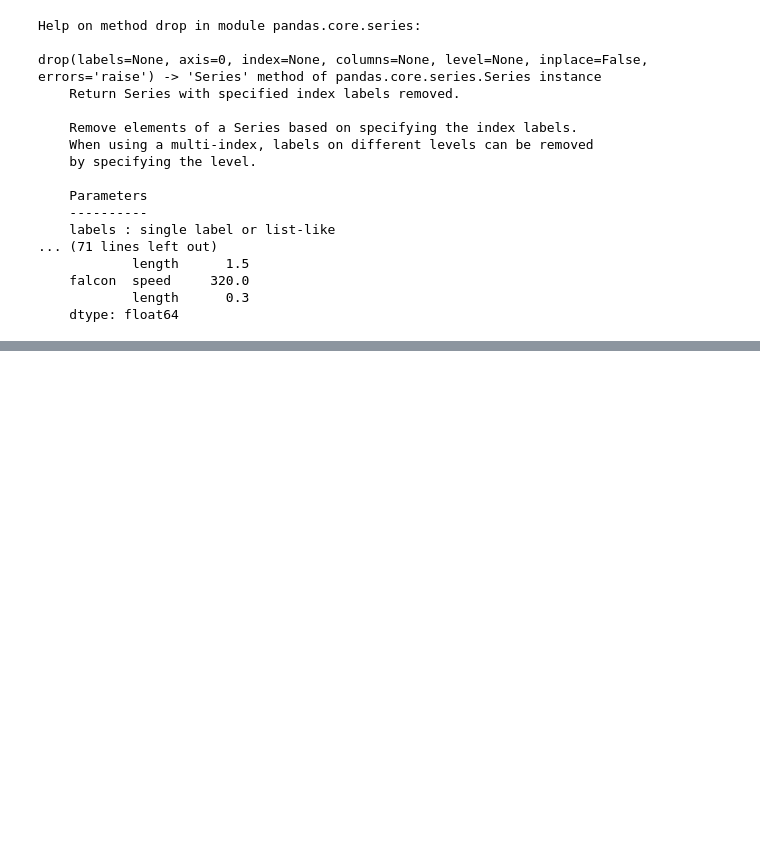
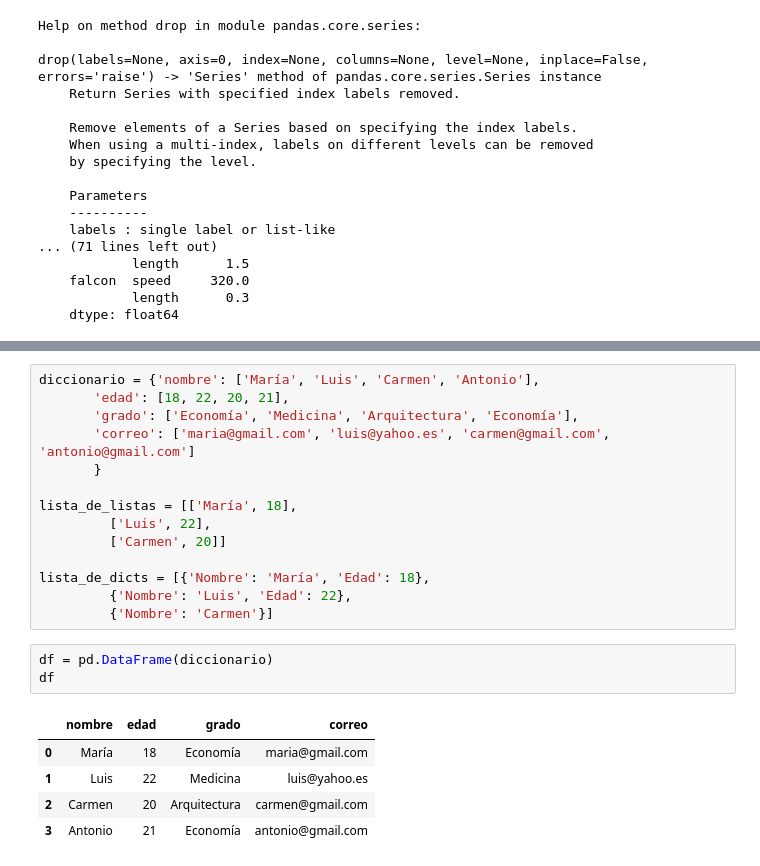
Before and after one commit to mjatoledo/MyDataScienceBasics, a Jupyter notebook: pandas/pandas1.ipynb, the cells around one changed output, grey strips where cells are left out. Saved outputs shown, nothing was run; the diff lists cells and outputs as text; blank space fills up the shorter version.

```diff
--- a/pandas/pandas1.ipynb
+++ b/pandas/pandas1.ipynb
@@ -270,0 +293,23 @@ drop(labels=None, axis=0, index=None, columns=None, level=None, inplace=False, e
+# %%
+diccionario = {'nombre': ['María', 'Luis', 'Carmen', 'Antonio'],
+       'edad': [18, 22, 20, 21],
+       'grado': ['Economía', 'Medicina', 'Arquitectura', 'Economía'],
+       'correo': ['maria@gmail.com', 'luis@yahoo.es', 'carmen@gmail.com', 'antonio@gmail.com']
+       }
+
+lista_de_listas = [['María', 18],
+         ['Luis', 22],
+         ['Carmen', 20]]
+
+lista_de_dicts = [{'Nombre': 'María', 'Edad': 18},
+         {'Nombre': 'Luis', 'Edad': 22},
+         {'Nombre': 'Carmen'}]
+# %%
+df = pd.DataFrame(diccionario)
+df
+# %% [output]
+|  | nombre | edad | grado | correo |
+| 0 | María | 18 | Economía | maria@gmail.com |
+| 1 | Luis | 22 | Medicina | luis@yahoo.es |
+| 2 | Carmen | 20 | Arquitectura | carmen@gmail.com |
+| 3 | Antonio | 21 | Economía | antonio@gmail.com |
```
Also changed, not shown: parts of 6 cells of this notebook, 18 other files.
